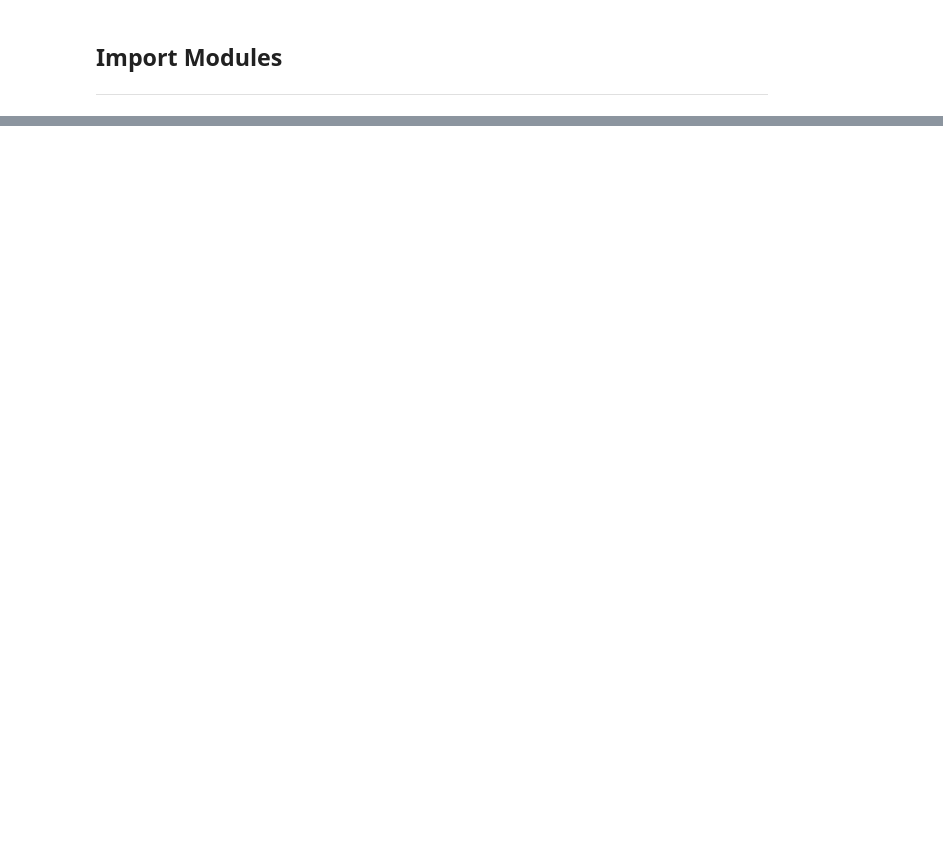
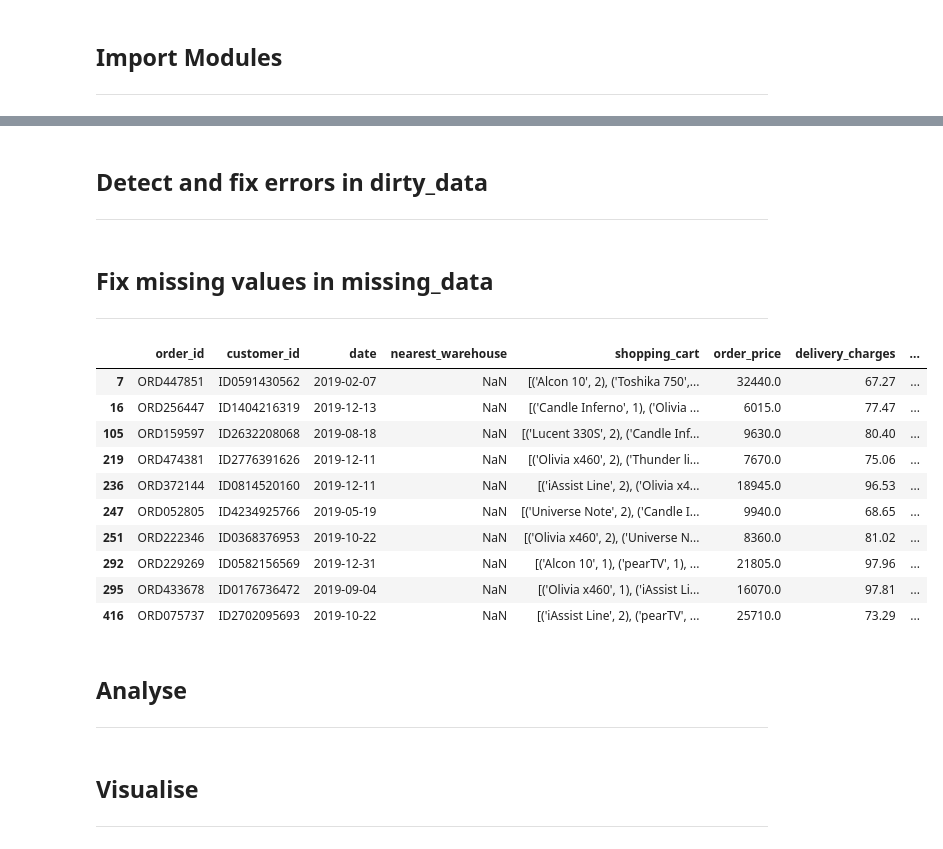
Before and after one commit to kieran-molloy/UCDPA_kieranmolloy, a Jupyter notebook: UCDPA_KieranMolloy.ipynb, the cells around one changed output, grey strips where cells are left out. Drawn from its saved outputs; the diff is of its cells as text; code cells hidden in the pictures; blank space fills up the shorter version.

```diff
--- a/UCDPA_KieranMolloy.ipynb
+++ b/UCDPA_KieranMolloy.ipynb
@@ -60,0 +333,6 @@ import seaborn as sns
+# %%
+# read the CSV from the local Jupyter Notebook directory
+# parsing dates on import since dates were objects
+df_dirty_data = pd.read_csv(dirty_data, parse_dates=['date'],dtype={'order_price': 'float'})
+df_missing_data = pd.read_csv(missing_data, parse_dates=['date'])
+#  cant use dtype={'is_happy_customer': 'bool'} because is_happy_customer contains NaN
@@ -60,0 +379,21 @@ import seaborn as sns
+# %% [markdown]
+## Detect and fix errors in dirty_data
+***
+# %% [markdown]
+## Fix missing values in missing_data
+***
+# %%
+# checking the missing values for nearest_warehouse
+df_missing_data[df_missing_data['nearest_warehouse'].isnull()]
+# %% [output]
+|  | order_id | customer_id | date | nearest_warehouse | shopping_cart | order_price | delivery_charges | ... |
+| 7 | ORD447851 | ID0591430562 | 2019-02-07 | NaN | [('Alcon 10', 2), ('Toshika 750',... | 32440.0 | 67.27 | ... |
+| 16 | ORD256447 | ID1404216319 | 2019-12-13 | NaN | [('Candle Inferno', 1), ('Olivia ... | 6015.0 | 77.47 | ... |
+| 105 | ORD159597 | ID2632208068 | 2019-08-18 | NaN | [('Lucent 330S', 2), ('Candle Inf... | 9630.0 | 80.40 | ... |
+| 219 | ORD474381 | ID2776391626 | 2019-12-11 | NaN | [('Olivia x460', 2), ('Thunder li... | 7670.0 | 75.06 | ... |
+| 236 | ORD372144 | ID0814520160 | 2019-12-11 | NaN | [('iAssist Line', 2), ('Olivia x4... | 18945.0 | 96.53 | ... |
+| 247 | ORD052805 | ID4234925766 | 2019-05-19 | NaN | [('Universe Note', 2), ('Candle I... | 9940.0 | 68.65 | ... |
+| 251 | ORD222346 | ID0368376953 | 2019-10-22 | NaN | [('Olivia x460', 2), ('Universe N... | 8360.0 | 81.02 | ... |
+| 292 | ORD229269 | ID0582156569 | 2019-12-31 | NaN | [('Alcon 10', 1), ('pearTV', 1), ... | 21805.0 | 97.96 | ... |
+| 295 | ORD433678 | ID0176736472 | 2019-09-04 | NaN | [('Olivia x460', 1), ('iAssist Li... | 16070.0 | 97.81 | ... |
+| 416 | ORD075737 | ID2702095693 | 2019-10-22 | NaN | [('iAssist Line', 2), ('pearTV', ... | 25710.0 | 73.29 | ... |
@@ -60,0 +402,6 @@ import seaborn as sns
+# %% [markdown]
+## Analyse
+***
+# %% [markdown]
+## Visualise
+***
```
Also changed, not shown: parts of 46 cells of this notebook.
